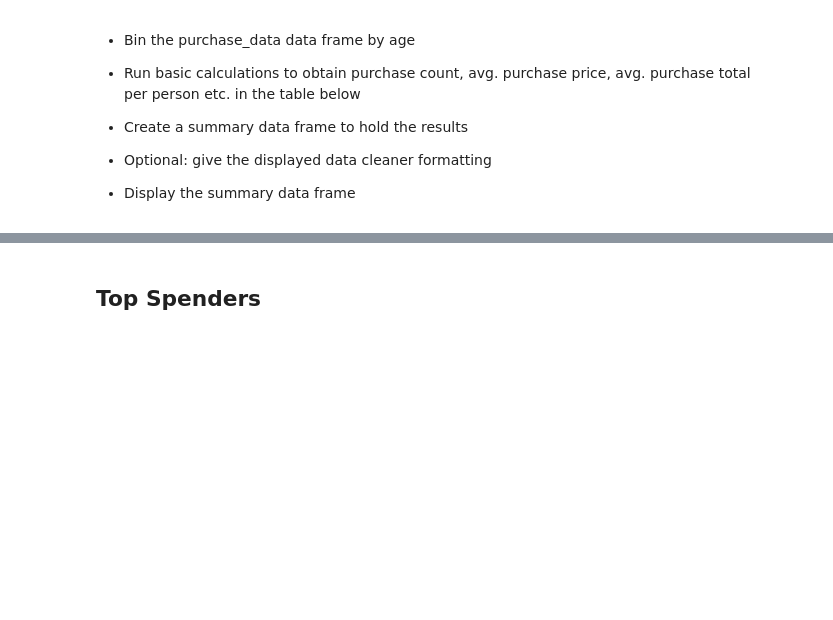
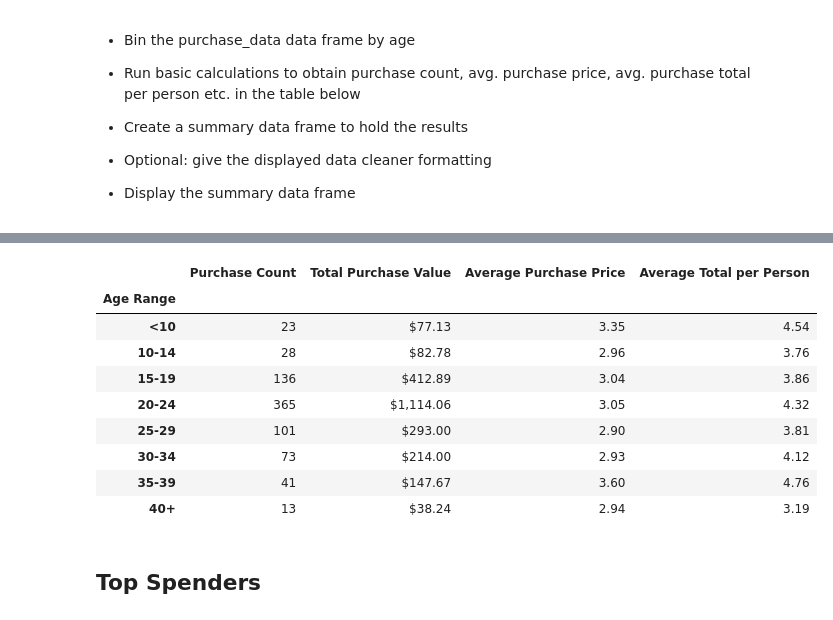
Before and after one commit to JustinCoulter/Exploring_Pandas, a Jupyter notebook: Heroes_Of_Pymoli/HeroesOfPymoli_starter.ipynb, the cells around one changed output, grey strips where cells are left out. Saved outputs shown, nothing was run; the diff lists cells and outputs as text; code cells hidden in the pictures; blank space fills up the shorter version.

```diff
--- a/Heroes_Of_Pymoli/HeroesOfPymoli_starter.ipynb
+++ b/Heroes_Of_Pymoli/HeroesOfPymoli_starter.ipynb
@@ -305,0 +311,7 @@ age_demo_df
+# %%
+#extract purchase count
+age_p_analysis = p_analysis.groupby(["Age Range"])
+age_p2_analysis = age_p_analysis.size()
+age_pur_count = pd.DataFrame(age_p2_analysis)
+age_pur_count.rename(columns = {list(age_pur_count)[0]:"Purchase Count"}, inplace=True)
+age_pur_count
@@ -305,0 +329,9 @@ age_demo_df
+# %%
+#extract total purchase value
+age_p3_analysis = age_p_analysis.sum()
+age_tot_pur_value = pd.DataFrame(age_p3_analysis)
+age_tot_pur_value.rename(columns = {"Price":"Total Purchase Value"}, inplace=True)
+age_tot_pur_value.pop("Age")
+age_tot_pur_value.pop("Purchase ID")
+age_tot_pur_value.pop("Item ID")
+age_tot_pur_value
@@ -305,0 +349,4 @@ age_demo_df
+# %%
+# merge previous two tables
+purchasing_analysis = pd.merge(age_pur_count, age_tot_pur_value, on="Age Range")
+purchasing_analysis
@@ -305,0 +364,7 @@ age_demo_df
+# %%
+#calculate and add column for average purchasing price
+
+p_c = purchasing_analysis["Purchase Count"]
+t_p_v = purchasing_analysis["Total Purchase Value"]
+purchasing_analysis["Average Purchase Price"] = t_p_v / p_c
+purchasing_analysis
@@ -306,3 +382,23 @@ age_demo_df
+# %%
+people_total_count = age_demo_df["Total Count"]
+purchasing_analysis["Average Total per Person"] = t_p_v / people_total_count
+purchasing_analysis
+#purchasing_analysis["Total Purchase Value"] = ['${:,.2f}'.format(x) for x in purchasing_analysis["Total Purchase Value"]]
+purchasing_analysis["Average Total per Person"] = purchasing_analysis["Average Total per Person"].round(2)
+purchasing_analysis["Average Purchase Price"] = purchasing_analysis["Average Purchase Price"].round(2)
+#purchasing_analysis["Average Purchase Value"] = ['${:,.2f}'.format(x) for x in purchasing_analysis["Average Purchase Value"]]
+purchasing_analysis
+# %% [output]
+|  | Purchase Count | Total Purchase Value | Average Purchase Price | Average Total per Person |
+| Age Range |  |  |  |  |
+| <10 | 23 | $77.13 | 3.35 | 4.54 |
+| 10-14 | 28 | $82.78 | 2.96 | 3.76 |
+| 15-19 | 136 | $412.89 | 3.04 | 3.86 |
+| 20-24 | 365 | $1,114.06 | 3.05 | 4.32 |
+| 25-29 | 101 | $293.00 | 2.90 | 3.81 |
+| 30-34 | 73 | $214.00 | 2.93 | 4.12 |
+| 35-39 | 41 | $147.67 | 3.60 | 4.76 |
+| 40+ | 13 | $38.24 | 2.94 | 3.19 |
 # %% [markdown]
 ## Top Spenders
 # %% [markdown]
```
Also changed, not shown: parts of 9 cells of this notebook.
